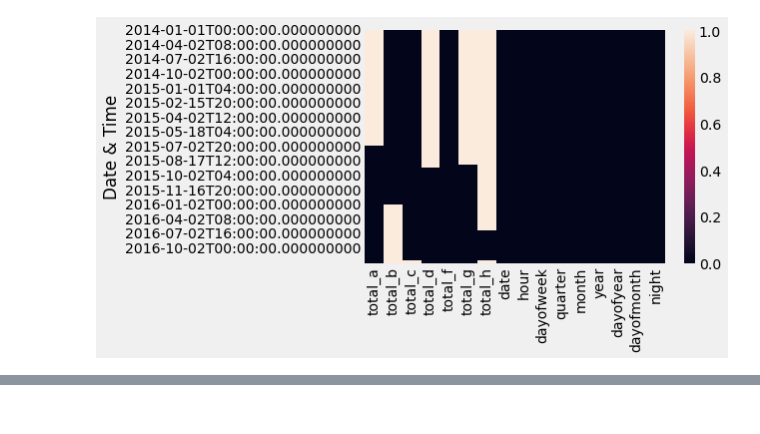
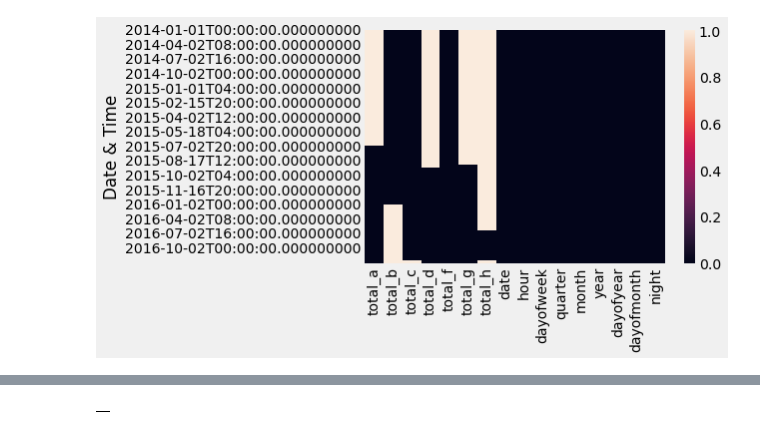
Before and after one commit to danbm94/masterthesis, a Jupyter notebook: benchmark.ipynb, the cells around one changed output, grey strips where cells are left out. Cells and saved outputs as stored; diff of their text form; code cells hidden in the pictures.

```diff
--- a/benchmark.ipynb
+++ b/benchmark.ipynb
@@ -349,3 +351,5 @@ val[['total_a',"Prediction"]].plot(figsize=(25,15))
+# %%
+predictions = pd.DataFrame()
 # %%
 #Create a function that iterates on the home datasets and fits a model for each home
 
@@ -375,0 +383,4 @@ home_fit("total_b", train, test, val)
+# %%
+predictions
+# %% [output]
+|  |
```
Also changed, not shown: parts of 19 cells of this notebook, 1 other file.
